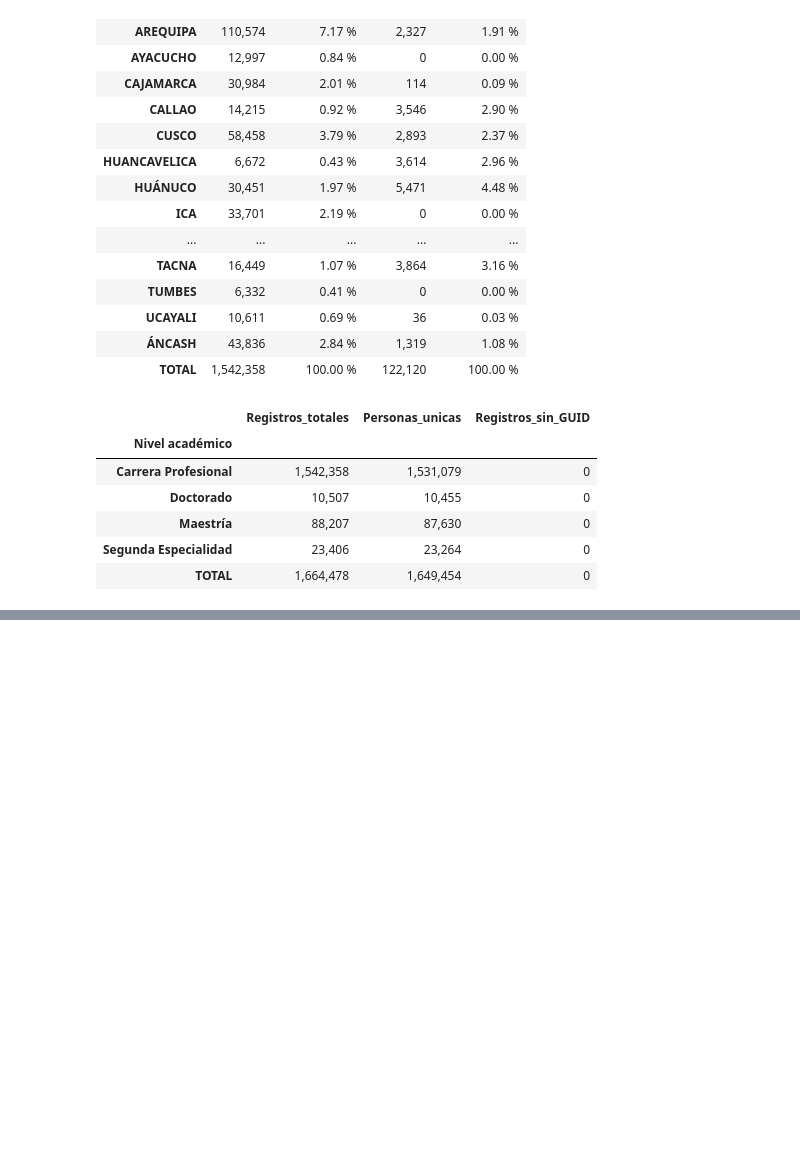
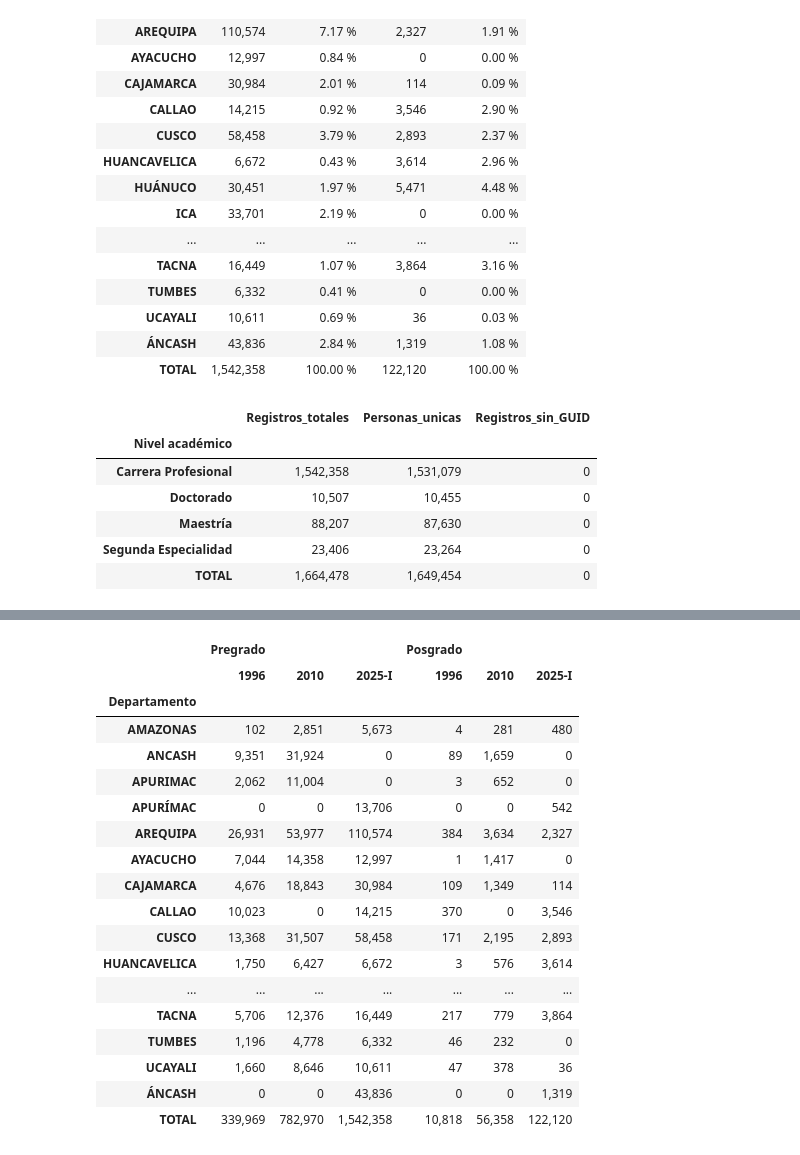
Before and after one commit to DanielPajita/educacion-universitaria-peru, a Jupyter notebook: 3_Códigos/01_exploracion_poblacion_estudiantil.ipynb, the cells around one changed output, grey strips where cells are left out. Saved outputs shown, nothing was run; the diff lists cells and outputs as text; code cells hidden in the pictures; blank space fills up the shorter version.

```diff
--- a/3_Códigos/01_exploracion_poblacion_estudiantil.ipynb
+++ b/3_Códigos/01_exploracion_poblacion_estudiantil.ipynb
@@ -269,9 +321,6 @@ posgrado_2010, meta_posgrado_2010 = pyreadstat.read_sav(
 # %%
 # Conteos iniciales: Censo 2010
-bases_2010 = {
-    "Pregrado": pregrado_2010,
-    "Posgrado": posgrado_2010,
-}
+bases_2010 = {"Pregrado": pregrado_2010, "Posgrado": posgrado_2010,}
 
 conteos_2010 = []
 
@@ -381,6 +543,7 @@ display(
 # %% [markdown]
 #### **TUNI: matrícula 2025-I**
 # %%
+ruta_tuni = Path(r"E:\BD\SUNEDU\TUNI\corte_16092026\3_matriculados")
 archivo_tuni_2025_I = ruta_tuni / "matriculado_2025_I.txt"
 
 # Columnas necesarias para esta exploración
@@ -616,0 +849,44 @@ display(
+# %%
+# Registros por departamento, nivel y año
+tabla_comparativa_departamentos = pd.concat({
+    "Pregrado": pd.DataFrame({
+        "1996": tabla_departamentos_1996["Pregrado"],
+        "2010": tabla_departamentos_2010["Pregrado"],
+        "2025-I": tabla_departamentos_2025_I["Pregrado"],
+    }),
+    "Posgrado": pd.DataFrame({
+        "1996": tabla_departamentos_1996["Posgrado"],
+        "2010": tabla_departamentos_2010["Posgrado"],
+        "2025-I": tabla_departamentos_2025_I["Posgrado"],
+    }),
+}, axis=1).drop(index="TOTAL", errors="ignore").fillna(0).astype(int)
+
+tabla_comparativa_departamentos = (
+    tabla_comparativa_departamentos.sort_index()
+)
+tabla_comparativa_departamentos.index.name = "Departamento"
+tabla_comparativa_departamentos.loc["TOTAL"] = (
+    tabla_comparativa_departamentos.sum()
+)
+
+display(tabla_comparativa_departamentos.style.format("{:,.0f}"))
+# %% [output]
+|  | Pregrado |  |  | Posgrado |  |  |
+|  | 1996 | 2010 | 2025-I | 1996 | 2010 | 2025-I |
+| Departamento |  |  |  |  |  |  |
+| AMAZONAS | 102 | 2,851 | 5,673 | 4 | 281 | 480 |
+| ANCASH | 9,351 | 31,924 | 0 | 89 | 1,659 | 0 |
+| APURIMAC | 2,062 | 11,004 | 0 | 3 | 652 | 0 |
+| APURÍMAC | 0 | 0 | 13,706 | 0 | 0 | 542 |
+| AREQUIPA | 26,931 | 53,977 | 110,574 | 384 | 3,634 | 2,327 |
+| AYACUCHO | 7,044 | 14,358 | 12,997 | 1 | 1,417 | 0 |
+| CAJAMARCA | 4,676 | 18,843 | 30,984 | 109 | 1,349 | 114 |
+| CALLAO | 10,023 | 0 | 14,215 | 370 | 0 | 3,546 |
+| CUSCO | 13,368 | 31,507 | 58,458 | 171 | 2,195 | 2,893 |
+| HUANCAVELICA | 1,750 | 6,427 | 6,672 | 3 | 576 | 3,614 |
+| ... | ... | ... | ... | ... | ... | ... |
+| TACNA | 5,706 | 12,376 | 16,449 | 217 | 779 | 3,864 |
+| TUMBES | 1,196 | 4,778 | 6,332 | 46 | 232 | 0 |
+| UCAYALI | 1,660 | 8,646 | 10,611 | 47 | 378 | 36 |
+| ÁNCASH | 0 | 0 | 43,836 | 0 | 0 | 1,319 |
+| TOTAL | 339,969 | 782,970 | 1,542,358 | 10,818 | 56,358 | 122,120 |
```
Also changed, not shown: parts of 11 cells of this notebook.
